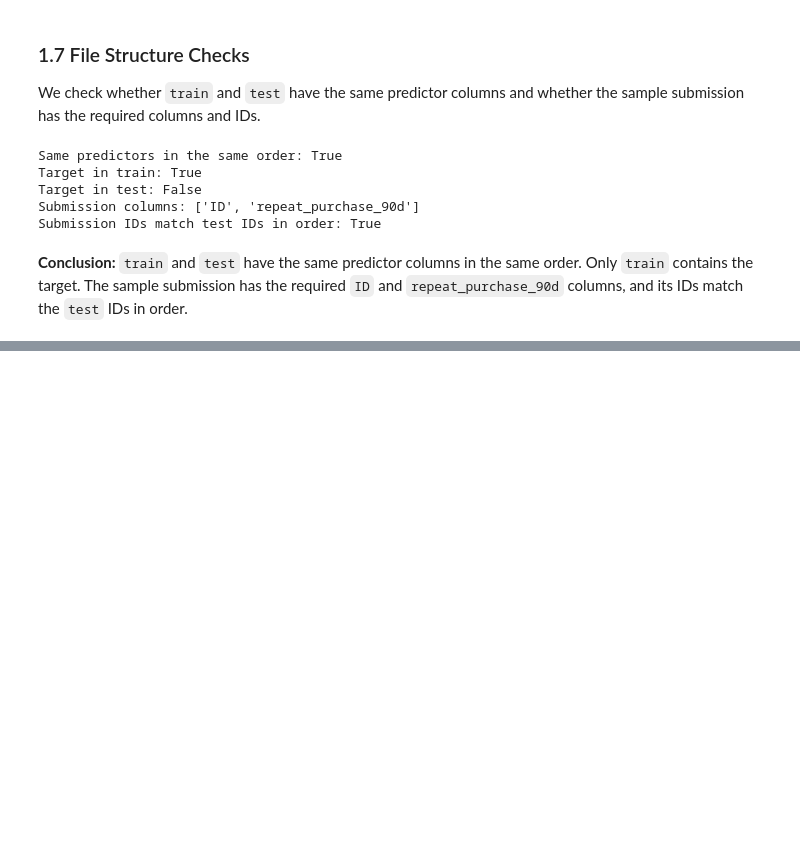
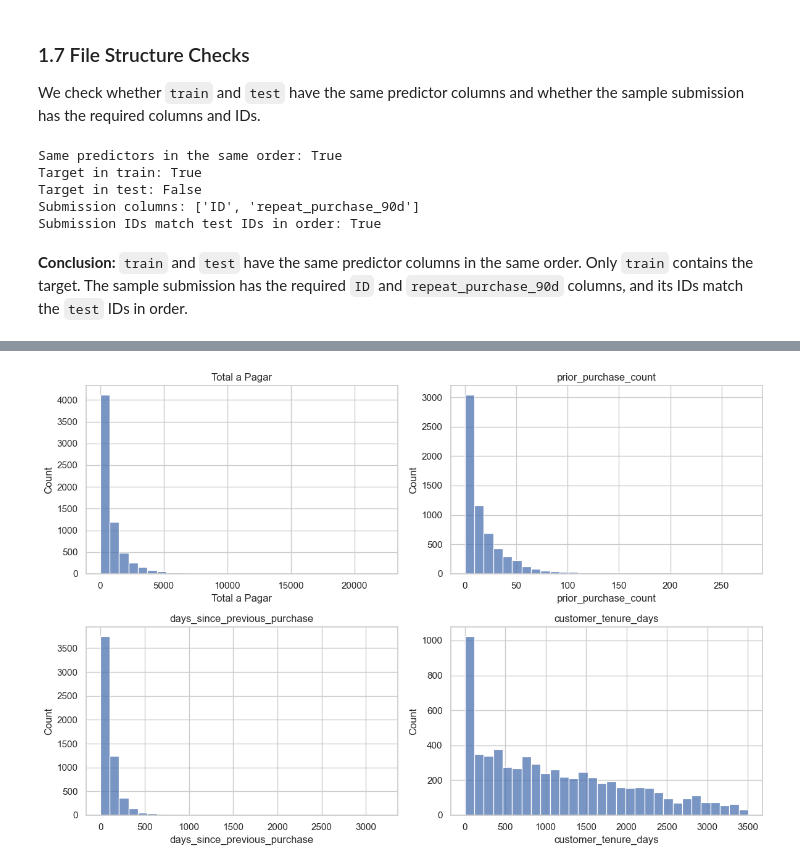
Before and after one commit to alfredosoudo21/ML_Group_04, a Jupyter notebook: notebooks/01_data_exploration.ipynb, the cells around one changed output, grey strips where cells are left out. Saved outputs shown, nothing was run; the diff lists cells and outputs as text; code cells hidden in the pictures; blank space fills up the shorter version.

Commit message:
Complete transaction data exploration notebook

```diff
--- a/notebooks/01_data_exploration.ipynb
+++ b/notebooks/01_data_exploration.ipynb
@@ -421,0 +387,18 @@ Submission IDs match test IDs in order: True
+# %%
+representative_numeric = [
+    'Total a Pagar',
+    'prior_purchase_count',
+    'days_since_previous_purchase',
+    'customer_tenure_days',
+]
+
+fig, axes = plt.subplots(2, 2, figsize=(12, 8))
+
+for column, axis in zip(representative_numeric, axes.ravel()):
+    sns.histplot(data=train, x=column, bins=30, ax=axis)
+    axis.set_title(column)
+
+plt.tight_layout()
+plt.show()
+# %% [output]
+[figure, added]
```
Also changed, not shown: parts of 37 cells of this notebook.
